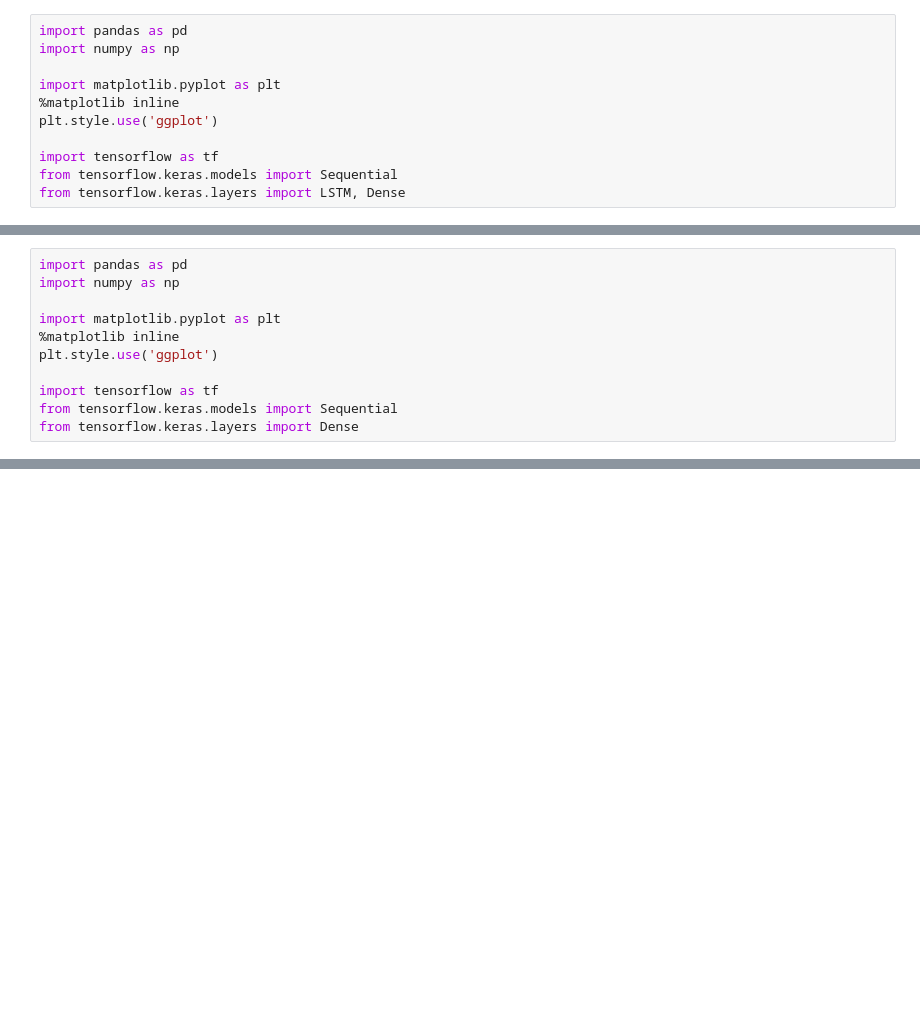
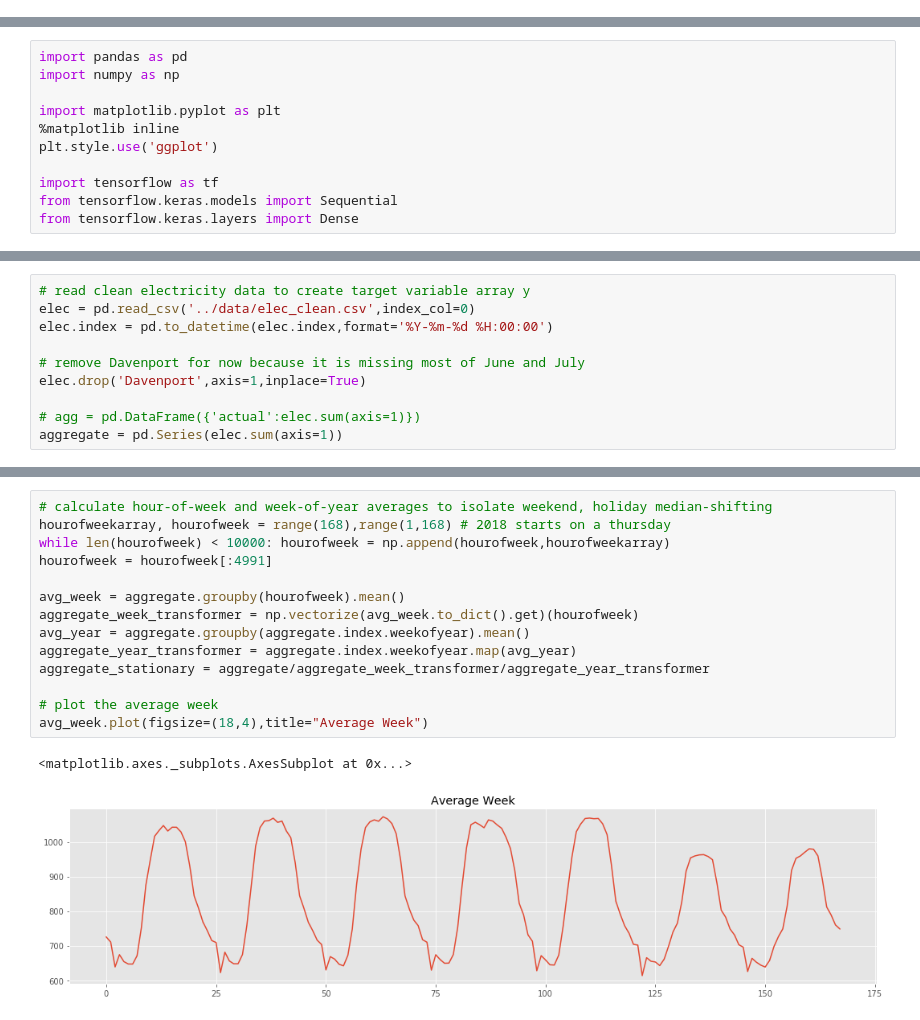
Before and after one commit to kevinkoste/university-load-forecasting, a Jupyter notebook: prediction/MLP.ipynb, the cells around one changed output, grey strips where cells are left out. Saved outputs shown, nothing was run; the diff lists cells and outputs as text; blank space fills up the shorter version.

```diff
--- a/prediction/MLP.ipynb
+++ b/prediction/MLP.ipynb
@@ -1,11 +0,0 @@
-# %%
-import pandas as pd
-import numpy as np
-
-import matplotlib.pyplot as plt
-%matplotlib inline
-plt.style.use('ggplot')
-
-import tensorflow as tf
-from tensorflow.keras.models import Sequential
-from tensorflow.keras.layers import LSTM, Dense
@@ -145,0 +14,10 @@ for i in range(num_days):
+# %%
+# read clean electricity data to create target variable array y
+elec = pd.read_csv('../data/elec_clean.csv',index_col=0)
+elec.index = pd.to_datetime(elec.index,format='%Y-%m-%d %H:00:00')
+
+# remove Davenport for now because it is missing most of June and July
+elec.drop('Davenport',axis=1,inplace=True)
+
+# agg = pd.DataFrame({'actual':elec.sum(axis=1)})
+aggregate = pd.Series(elec.sum(axis=1))
@@ -145,0 +30,17 @@ for i in range(num_days):
+# %%
+# calculate hour-of-week and week-of-year averages to isolate weekend, holiday median-shifting
+hourofweekarray, hourofweek = range(168),range(1,168) # 2018 starts on a thursday
+while len(hourofweek) < 10000: hourofweek = np.append(hourofweek,hourofweekarray)
+hourofweek = hourofweek[:4991]
+
+avg_week = aggregate.groupby(hourofweek).mean()
+aggregate_week_transformer = np.vectorize(avg_week.to_dict().get)(hourofweek)
+avg_year = aggregate.groupby(aggregate.index.weekofyear).mean()
+aggregate_year_transformer = aggregate.index.weekofyear.map(avg_year)
+aggregate_stationary = aggregate/aggregate_week_transformer/aggregate_year_transformer
+
+# plot the average week
+avg_week.plot(figsize=(18,4),title="Average Week")
+# %% [output]
+<matplotlib.axes._subplots.AxesSubplot at 0x...>
+[figure, added]
```
Also changed, not shown: parts of 16 cells of this notebook.
